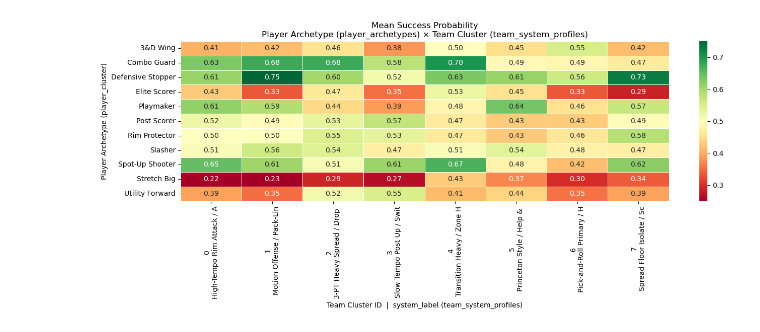
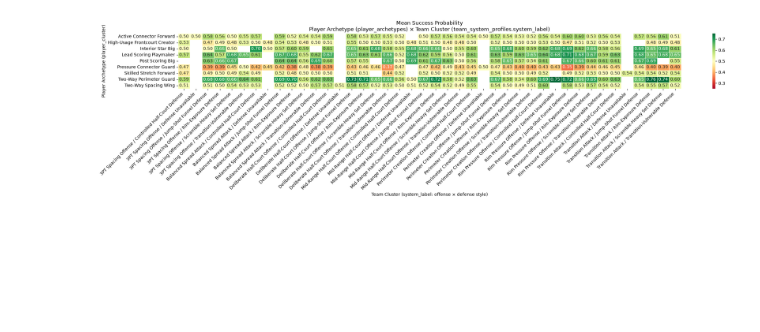
Before and after one commit to shanthg01/MIDS210-Capstone, a Jupyter notebook: notebooks/models/transfer_success.ipynb, the cells around one changed output. Cells and saved outputs as stored; diff of their text form; code cells hidden in the pictures; blank space fills up the shorter version.

Commit message:
update architecture, real data flow and fix bugs

```diff
--- a/notebooks/models/transfer_success.ipynb
+++ b/notebooks/models/transfer_success.ipynb
@@ -260,7 +421,15 @@ def label_transfer_success(df: pd.DataFrame) -> pd.DataFrame:
 
     Primary: actual_value_per_100 >= projected_value_per_100 (both non-null).
     Fallback: post_per >= pre_per when projection or HE RAPM data is missing.
-    Rows with neither comparison possible get success = NaN.
+    Rows with neither comparison possible get success = NaN, success_label = pd.NA.
+
+    success_label uses pandas' nullable "boolean" dtype rather than a plain
+    True/False/NaN object column: with plain object dtype, unlabeled rows'
+    NaN silently coerces to True under `.astype(bool)` (verified) even
+    though direct boolean masking raises — a landmine for any future code
+    that touches success_label before filtering with `.notna()`. The
+    nullable dtype makes `.astype(bool)` raise instead of silently
+    corrupting unlabeled rows into false successes.
     """
     df = df.copy()
 
@@ -280,7 +449,7 @@ def label_transfer_success(df: pd.DataFrame) -> pd.DataFrame:
         df.loc[fallback, "post_per"] >= df.loc[fallback, "pre_per"]
     ).astype(float)
 
-    df["success_label"]       = df["success"].map({1.0: True, 0.0: False})
+    df["success_label"]       = df["success"].map({1.0: True, 0.0: False}).astype("boolean")
     df["value_vs_projection"] = df["actual_value_per_100"] - df["projected_value_per_100"]
     df["label_source"] = np.where(
         has_rapm, "rapm_vs_projection",
@@ -538,69 +795,86 @@ Name: success_tier, dtype: int64
 # %%
-# Cell 7 — Probability heatmap: player_cluster × team_cluster_id (both DB-native)
-valid = df[df["team_cluster_id"].notna() & df["player_cluster"].notna()].copy()
-valid["team_cluster_id"] = valid["team_cluster_id"].astype(int)
-valid["player_cluster"]  = valid["player_cluster"].astype(int)
+# Cell 7 — Probability heatmap: player_cluster × team_cluster_label (both DB-native)
+valid = df[df["team_cluster_label"].notna() & df["player_cluster"].notna()].copy()
+valid["player_cluster"] = valid["player_cluster"].astype(int)
 
-# Pivot: rows = player archetype, columns = team cluster ID
-# Annotate columns with system_label for readability
-label_map = (
-    valid.dropna(subset=["team_cluster_label"])
-    .drop_duplicates("team_cluster_id")
-    .set_index("team_cluster_id")["team_cluster_label"]
-    .to_dict()
+# Pivot: rows = player archetype, columns = team cluster (system_label: offense + defense combined)
+heatmap_data = (
+    valid.groupby(["player_cluster_label", "team_cluster_label"])["success_probability"]
+    .mean()
+    .unstack("team_cluster_label")
 )
 
-heatmap_data = (
-    valid.groupby(["player_cluster_label", "team_cluster_id"])["success_probability"]
-    .mean()
-    .unstack("team_cluster_id")
-)
-heatmap_data.columns = [
-    f"{c}\n{label_map.get(c, '')[:25]}" for c in heatmap_data.columns
-]
-
-fig, ax = plt.subplots(figsize=(14, 6))
+fig, ax = plt.subplots(figsize=(max(14, 0.55 * heatmap_data.shape[1]), 6))
 sns.heatmap(
     heatmap_data,
     annot=True, fmt=".2f",
     cmap="RdYlGn", vmin=0.25, vmax=0.75,
     linewidths=0.5,
     ax=ax,
 )
 ax.set_title(
-    "Mean Success Probability\nPlayer Archetype (player_archetypes) × Team Cluster (team_system_profiles)",
+    "Mean Success Probability\nPlayer Archetype (player_archetypes) × Team Cluster (team_system_profiles.system_label)",
     fontsize=12,
 )
 ax.set_ylabel("Player Archetype (player_cluster)")
-ax.set_xlabel("Team Cluster ID  |  system_label (team_system_profiles)")
+ax.set_xlabel("Team Cluster (system_label: offense × defense style)")
+plt.xticks(rotation=45, ha="right")
 plt.tight_layout()
 plt.show()
 
-# Also show raw cell counts to visualize where n < 15 (shrinkage active)
+# Also show raw cell counts to visualize where n < CELL_MIN_N (shrinkage active)
 cell_counts = (
-    valid.groupby(["player_cluster_label", "team_cluster_id"])
+    valid.groupby(["player_cluster_label", "team_cluster_label"])
     .size()
-    .unstack("team_cluster_id", fill_value=0)
+    .unstack("team_cluster_label", fill_value=0)
 )
-cell_counts.columns = [
-    f"{c}\n{label_map.get(c, '')[:25]}" for c in cell_counts.columns
-]
 
-fig2, ax2 = plt.subplots(figsize=(14, 6))
+fig2, ax2 = plt.subplots(figsize=(max(14, 0.55 * cell_counts.shape[1]), 6))
 sns.heatmap(
     cell_counts,
     annot=True, fmt="d",
     cmap="Blues",
     linewidths=0.5,
     ax=ax2,
 )
 ax2.set_title(
     f"Cell Sample Size (n)  —  cells below {CELL_MIN_N} are shrunk toward cluster prior",
     fontsize=12,
 )
 ax2.set_ylabel("Player Archetype")
-ax2.set_xlabel("Team Cluster ID  |  system_label (team_system_profiles)")
+ax2.set_xlabel("Team Cluster (system_label: offense × defense style)")
+plt.xticks(rotation=45, ha="right")
 plt.tight_layout()
 plt.show()
+
+
+# Signed bias heatmap: mean (actual − projected) value_per_100 per cell — same
+# player_cluster × team_cluster_label grid as above, but measuring real projection
+# accuracy/direction instead of predicted probability. Positive = model under-projected
+# (actual outperformed); negative = model over-projected (actual fell short).
+bias_data = (
+    valid.groupby(["player_cluster_label", "team_cluster_label"])["value_vs_projection"]
+    .mean()
+    .unstack("team_cluster_label")
+)
+
+fig3, ax3 = plt.subplots(figsize=(max(14, 0.55 * bias_data.shape[1]), 6))
+sns.heatmap(
+    bias_data,
+    annot=True, fmt=".2f",
+    cmap="RdBu", center=0,
+    linewidths=0.5,
+    ax=ax3,
+)
+ax3.set_title(
+    "Mean Signed Bias (actual − projected value_per_100)\n"
+    "Player Archetype × Team Cluster  —  positive = under-projected, negative = over-projected",
+    fontsize=12,
+)
+ax3.set_ylabel("Player Archetype (player_cluster)")
+ax3.set_xlabel("Team Cluster (system_label: offense × defense style)")
+plt.xticks(rotation=45, ha="right")
+plt.tight_layout()
+plt.show()
 # %% [output]
-[figure, old version]
+[figure, new version]
```
Also changed, not shown: parts of 40 cells of this notebook.
